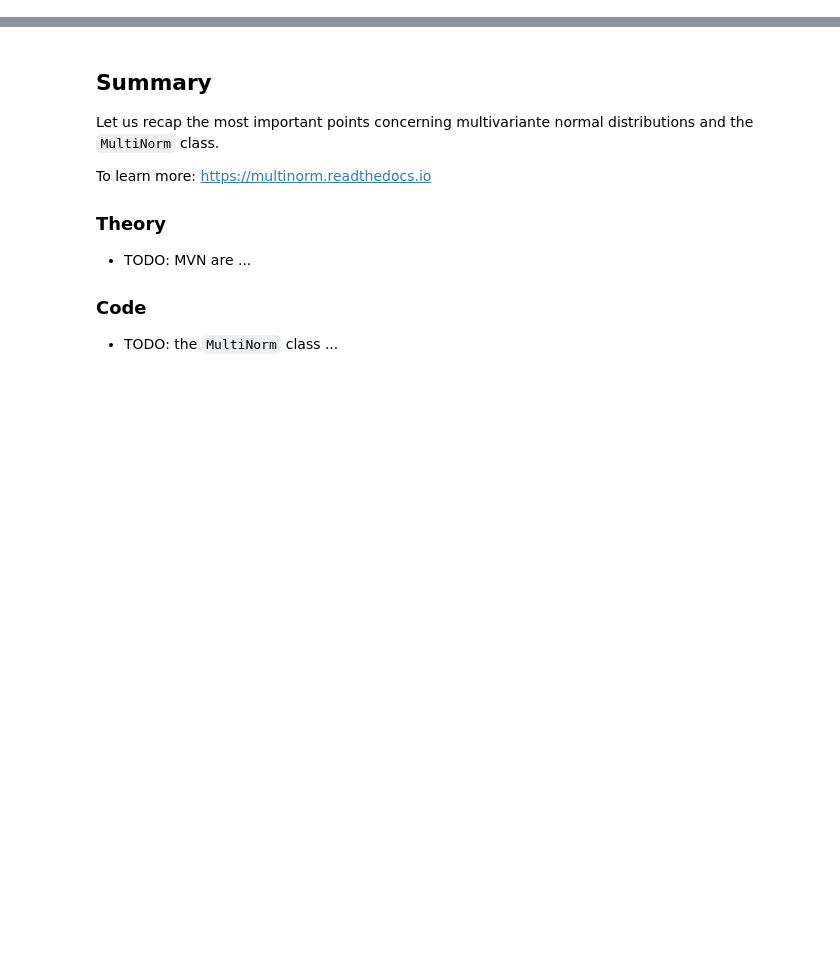
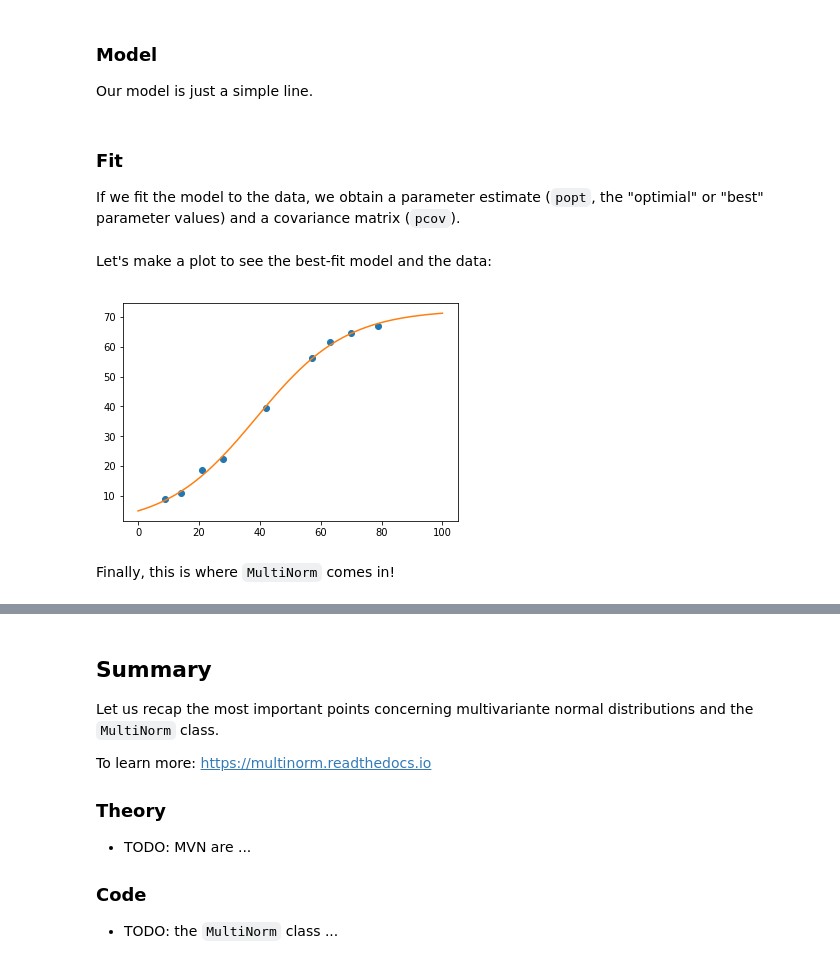
Before and after one commit to cdeil/multinorm, a Jupyter notebook: multinorm.ipynb, the cells around one changed output, grey strips where cells are left out. Cells and saved outputs as stored; diff of their text form; code cells hidden in the pictures; blank space fills up the shorter version.

```diff
--- a/multinorm.ipynb
+++ b/multinorm.ipynb
@@ -24,0 +81,4 @@ TODO: Fit with scipy, analyse fit result with `MultiNorm`.
+# %% [markdown]
+### Model
+
+Our model is just a simple line.
@@ -24,0 +88,4 @@ TODO: Fit with scipy, analyse fit result with `MultiNorm`.
+# %% [markdown]
+### Fit
+
+If we fit the model to the data, we obtain a parameter estimate (`popt`, the "optimial" or "best" parameter values) and a covariance matrix (`pcov`).
@@ -24,0 +100,10 @@ TODO: Fit with scipy, analyse fit result with `MultiNorm`.
+# %% [markdown]
+Let's make a plot to see the best-fit model and the data:
+# %%
+plt.plot(data['x'], data["y"], 'o')
+x = np.linspace(0, 100)
+plt.plot(x, model(x, *popt));
+# %% [output]
+[figure, added]
+# %% [markdown]
+Finally, this is where `MultiNorm` comes in!
```
Also changed, not shown: parts of 38 cells of this notebook.
